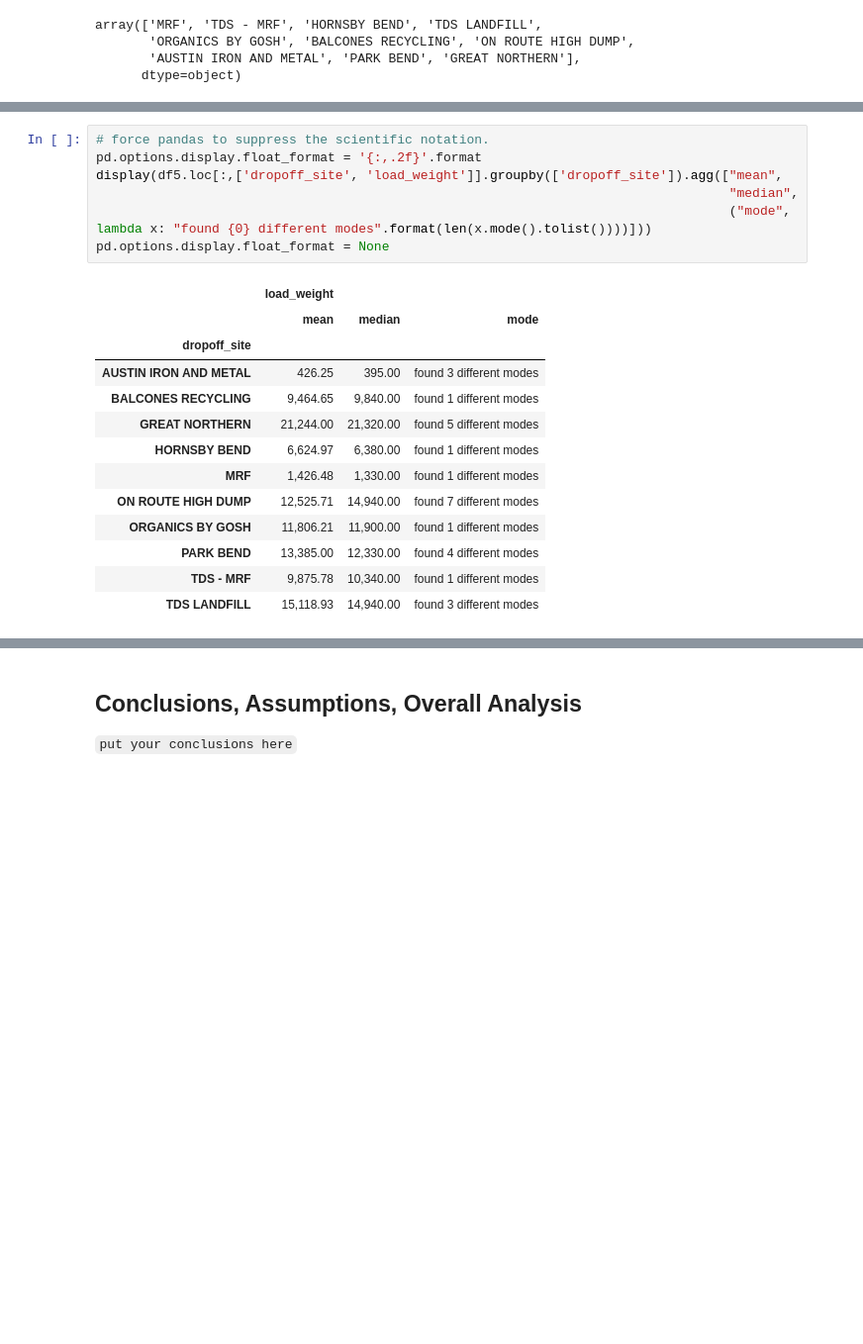
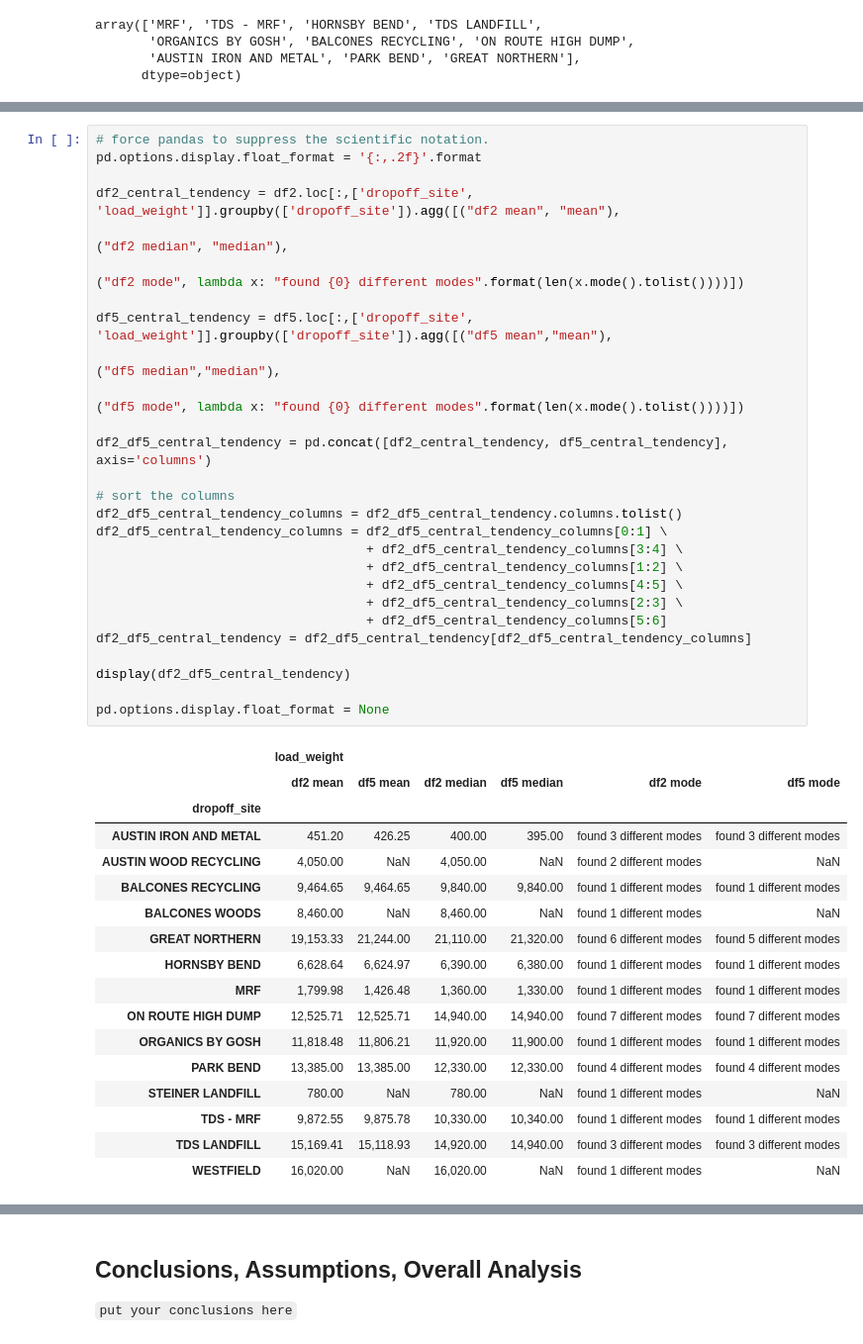
Before and after one commit to jasonrichdarmawan/p0-g2, a Jupyter notebook: h8dsft_P0W2_jason_rich_darmawan_onggo_putra.ipynb, the cells around one changed output, grey strips where cells are left out. Shown: that part at 99% size. Saved outputs shown, nothing was run; the diff lists cells and outputs as text; blank space fills up the shorter version.

Commit message:
add central tendency comparison

```diff
--- a/h8dsft_P0W2_jason_rich_darmawan_onggo_putra.ipynb
+++ b/h8dsft_P0W2_jason_rich_darmawan_onggo_putra.ipynb
@@ -588,21 +605,45 @@ The insights:
 # %%
 # force pandas to suppress the scientific notation.
 pd.options.display.float_format = '{:,.2f}'.format
-display(df5.loc[:,['dropoff_site', 'load_weight']].groupby(['dropoff_site']).agg(["mean",
-                                                                                  "median",
-                                                                                  ("mode", lambda x: "found {0} different modes".format(len(x.mode().tolist())))]))
+
+df2_central_tendency = df2.loc[:,['dropoff_site', 'load_weight']].groupby(['dropoff_site']).agg([("df2 mean", "mean"),
+                                                                                                 ("df2 median", "median"),
+                                                                                                 ("df2 mode", lambda x: "found {0} different modes".format(len(x.mode().tolist())))])
+
+df5_central_tendency = df5.loc[:,['dropoff_site', 'load_weight']].groupby(['dropoff_site']).agg([("df5 mean","mean"),
+                                                                                                 ("df5 median","median"),
+                                                                                                 ("df5 mode", lambda x: "found {0} different modes".format(len(x.mode().tolist())))])
+
+df2_df5_central_tendency = pd.concat([df2_central_tendency, df5_central_tendency], axis='columns')
+
+# sort the columns
+df2_df5_central_tendency_columns = df2_df5_central_tendency.columns.tolist()
+df2_df5_central_tendency_columns = df2_df5_central_tendency_columns[0:1] \
+                                   + df2_df5_central_tendency_columns[3:4] \
+                                   + df2_df5_central_tendency_columns[1:2] \
+                                   + df2_df5_central_tendency_columns[4:5] \
+                                   + df2_df5_central_tendency_columns[2:3] \
+                                   + df2_df5_central_tendency_columns[5:6]
+df2_df5_central_tendency = df2_df5_central_tendency[df2_df5_central_tendency_columns]
+
+display(df2_df5_central_tendency)
+
 pd.options.display.float_format = None
 # %% [output]
-|  | load_weight |  |  |
-|  | mean | median | mode |
-| dropoff_site |  |  |  |
-| AUSTIN IRON AND METAL | 426.25 | 395.00 | found 3 different modes |
-| BALCONES RECYCLING | 9,464.65 | 9,840.00 | found 1 different modes |
-| GREAT NORTHERN | 21,244.00 | 21,320.00 | found 5 different modes |
-| HORNSBY BEND | 6,624.97 | 6,380.00 | found 1 different modes |
-| MRF | 1,426.48 | 1,330.00 | found 1 different modes |
-| ON ROUTE HIGH DUMP | 12,525.71 | 14,940.00 | found 7 different modes |
-| ORGANICS BY GOSH | 11,806.21 | 11,900.00 | found 1 different modes |
-| PARK BEND | 13,385.00 | 12,330.00 | found 4 different modes |
-| TDS - MRF | 9,875.78 | 10,340.00 | found 1 different modes |
-| TDS LANDFILL | 15,118.93 | 14,940.00 | found 3 different modes |
+|  | load_weight |  |  |  |  |  |
+|  | df2 mean | df5 mean | df2 median | df5 median | df2 mode | df5 mode |
+| dropoff_site |  |  |  |  |  |  |
+| AUSTIN IRON AND METAL | 451.20 | 426.25 | 400.00 | 395.00 | found 3 different modes | found 3 different modes |
+| AUSTIN WOOD RECYCLING | 4,050.00 | NaN | 4,050.00 | NaN | found 2 different modes | NaN |
+| BALCONES RECYCLING | 9,464.65 | 9,464.65 | 9,840.00 | 9,840.00 | found 1 different modes | found 1 different modes |
+| BALCONES WOODS | 8,460.00 | NaN | 8,460.00 | NaN | found 1 different modes | NaN |
+| GREAT NORTHERN | 19,153.33 | 21,244.00 | 21,110.00 | 21,320.00 | found 6 different modes | found 5 different modes |
+| HORNSBY BEND | 6,628.64 | 6,624.97 | 6,390.00 | 6,380.00 | found 1 different modes | found 1 different modes |
+| MRF | 1,799.98 | 1,426.48 | 1,360.00 | 1,330.00 | found 1 different modes | found 1 different modes |
+| ON ROUTE HIGH DUMP | 12,525.71 | 12,525.71 | 14,940.00 | 14,940.00 | found 7 different modes | found 7 different modes |
+| ORGANICS BY GOSH | 11,818.48 | 11,806.21 | 11,920.00 | 11,900.00 | found 1 different modes | found 1 different modes |
+| PARK BEND | 13,385.00 | 13,385.00 | 12,330.00 | 12,330.00 | found 4 different modes | found 4 different modes |
+| STEINER LANDFILL | 780.00 | NaN | 780.00 | NaN | found 1 different modes | NaN |
+| TDS - MRF | 9,872.55 | 9,875.78 | 10,330.00 | 10,340.00 | found 1 different modes | found 1 different modes |
+| TDS LANDFILL | 15,169.41 | 15,118.93 | 14,920.00 | 14,940.00 | found 3 different modes | found 3 different modes |
+| WESTFIELD | 16,020.00 | NaN | 16,020.00 | NaN | found 1 different modes | NaN |
```
Also changed, not shown: parts of 3 cells of this notebook, 1 other file.
